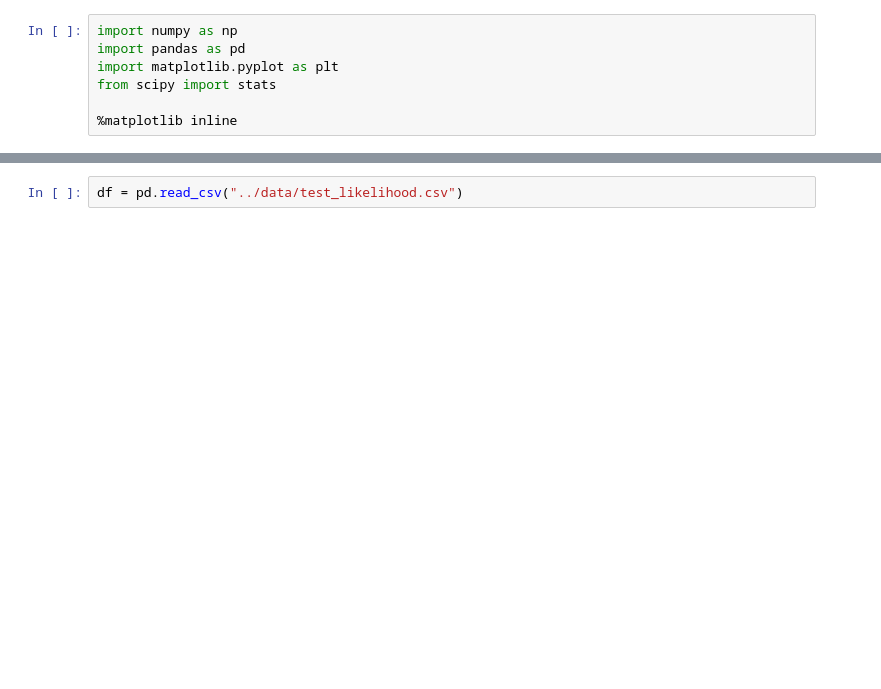
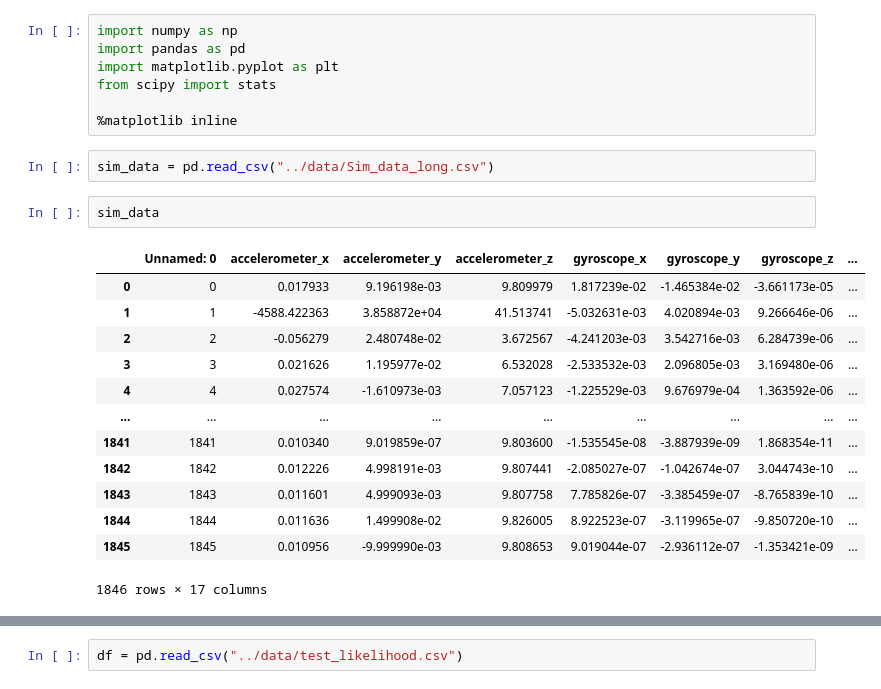
Before and after one commit to Smartimann/IMU_based-vehicle_localization, a Jupyter notebook: src/nav_filter/EstimateThrottle.ipynb, the cells around one changed output, grey strips where cells are left out. Drawn from its saved outputs; the diff is of its cells as text; blank space fills up the shorter version.

```diff
--- a/src/nav_filter/EstimateThrottle.ipynb
+++ b/src/nav_filter/EstimateThrottle.ipynb
@@ -5,3 +5,21 @@ import matplotlib.pyplot as plt
 from scipy import stats
 
 %matplotlib inline
+# %%
+sim_data = pd.read_csv("../data/Sim_data_long.csv")
+# %%
+sim_data
+# %% [output]
+|  | Unnamed: 0 | accelerometer_x | accelerometer_y | accelerometer_z | gyroscope_x | gyroscope_y | gyroscope_z | ... |
+| 0 | 0 | 0.017933 | 9.196198e-03 | 9.809979 | 1.817239e-02 | -1.465384e-02 | -3.661173e-05 | ... |
+| 1 | 1 | -4588.422363 | 3.858872e+04 | 41.513741 | -5.032631e-03 | 4.020894e-03 | 9.266646e-06 | ... |
+| 2 | 2 | -0.056279 | 2.480748e-02 | 3.672567 | -4.241203e-03 | 3.542716e-03 | 6.284739e-06 | ... |
+| 3 | 3 | 0.021626 | 1.195977e-02 | 6.532028 | -2.533532e-03 | 2.096805e-03 | 3.169480e-06 | ... |
+| 4 | 4 | 0.027574 | -1.610973e-03 | 7.057123 | -1.225529e-03 | 9.676979e-04 | 1.363592e-06 | ... |
+| ... | ... | ... | ... | ... | ... | ... | ... | ... |
+| 1841 | 1841 | 0.010340 | 9.019859e-07 | 9.803600 | -1.535545e-08 | -3.887939e-09 | 1.868354e-11 | ... |
+| 1842 | 1842 | 0.012226 | 4.998191e-03 | 9.807441 | -2.085027e-07 | -1.042674e-07 | 3.044743e-10 | ... |
+| 1843 | 1843 | 0.011601 | 4.999093e-03 | 9.807758 | 7.785826e-07 | -3.385459e-07 | -8.765839e-10 | ... |
+| 1844 | 1844 | 0.011636 | 1.499908e-02 | 9.826005 | 8.922523e-07 | -3.119965e-07 | -9.850720e-10 | ... |
+| 1845 | 1845 | 0.010956 | -9.999990e-03 | 9.808653 | 9.019044e-07 | -2.936112e-07 | -1.353421e-09 | ... |
+1846 rows × 17 columns
```
Also changed, not shown: parts of 3 cells of this notebook, 16 other files.
